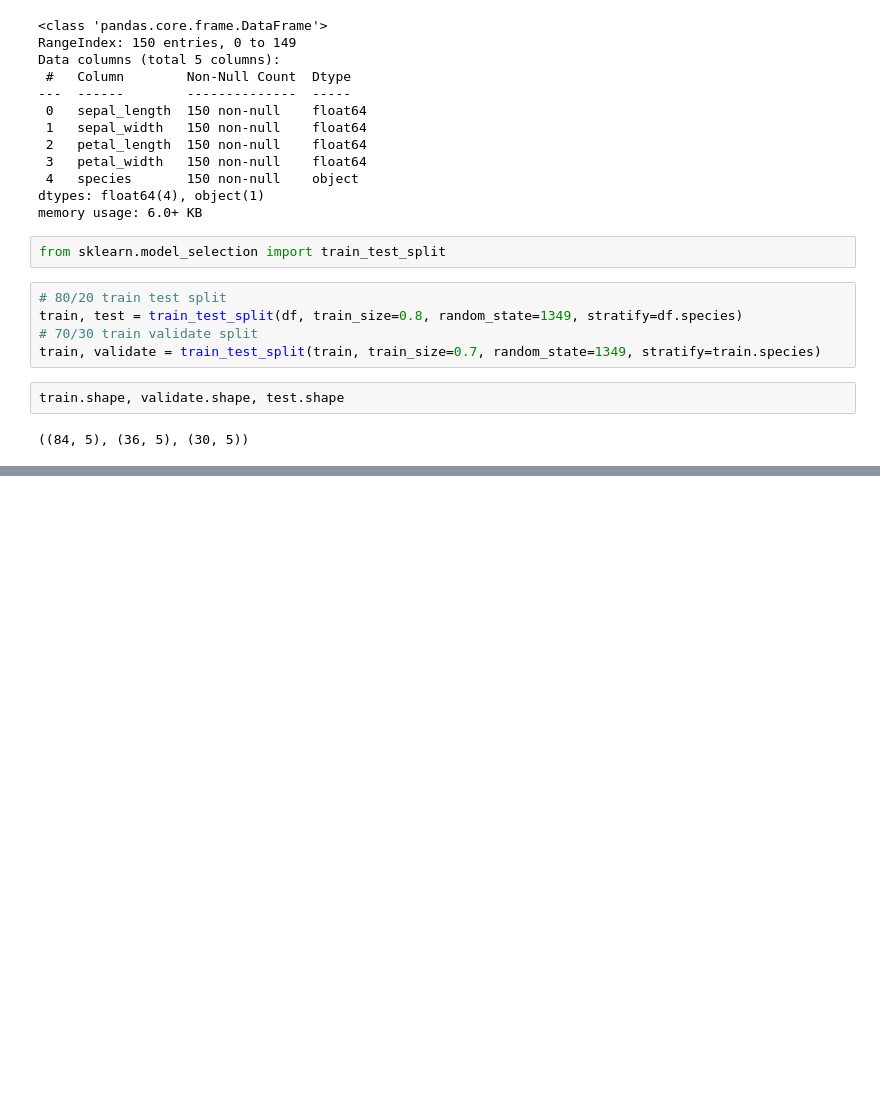
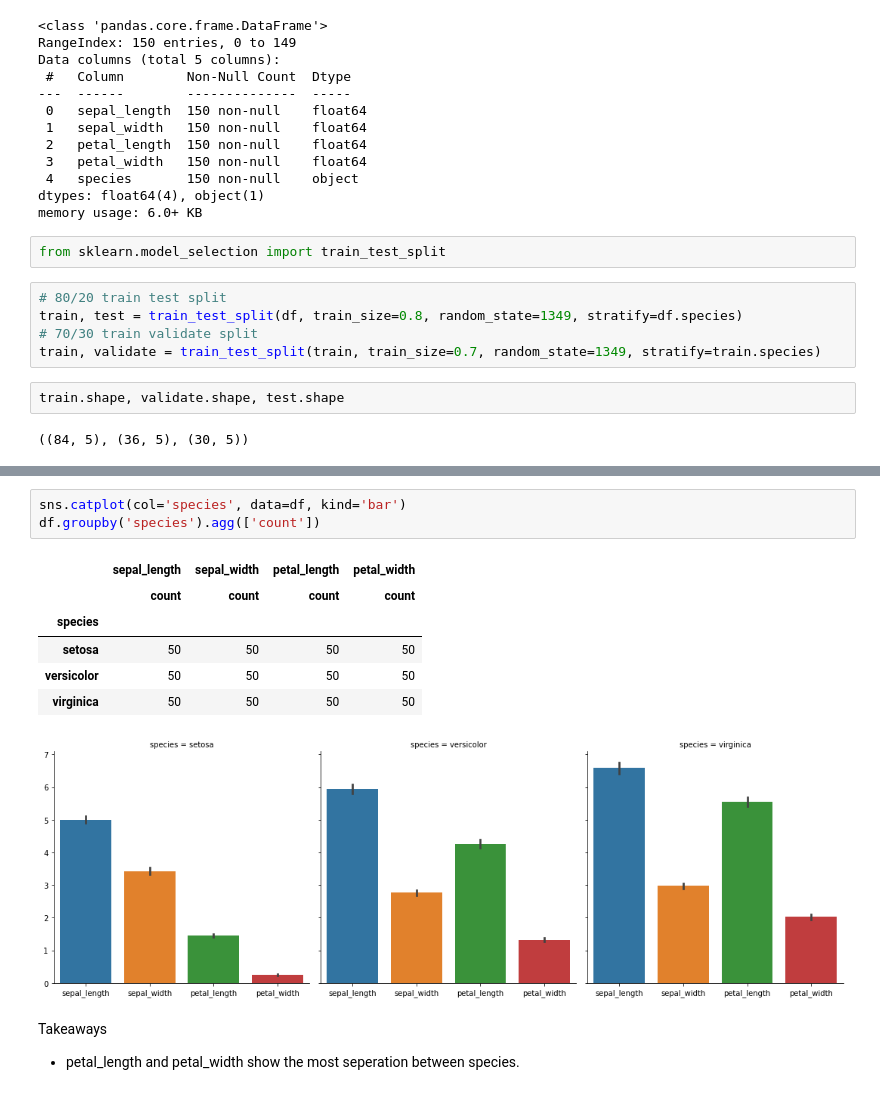
Before and after one commit to ArnolValadez/classification-exercises, a Jupyter notebook: classification_exercises.ipynb, the cells around one changed output, grey strips where cells are left out. Cells and saved outputs as stored; diff of their text form; blank space fills up the shorter version.

```diff
--- a/classification_exercises.ipynb
+++ b/classification_exercises.ipynb
@@ -399,0 +447,14 @@ ModuleNotFoundError: No module named 'explore'
+# %%
+sns.catplot(col='species', data=df, kind='bar')
+df.groupby('species').agg(['count'])
+# %% [output]
+|  | sepal_length | sepal_width | petal_length | petal_width |
+|  | count | count | count | count |
+| species |  |  |  |  |
+| setosa | 50 | 50 | 50 | 50 |
+| versicolor | 50 | 50 | 50 | 50 |
+| virginica | 50 | 50 | 50 | 50 |
+[figure, added]
+# %% [markdown]
+Takeaways
+- petal_length and petal_width show the most seperation between species.
```
Also changed, not shown: parts of 39 cells of this notebook.
